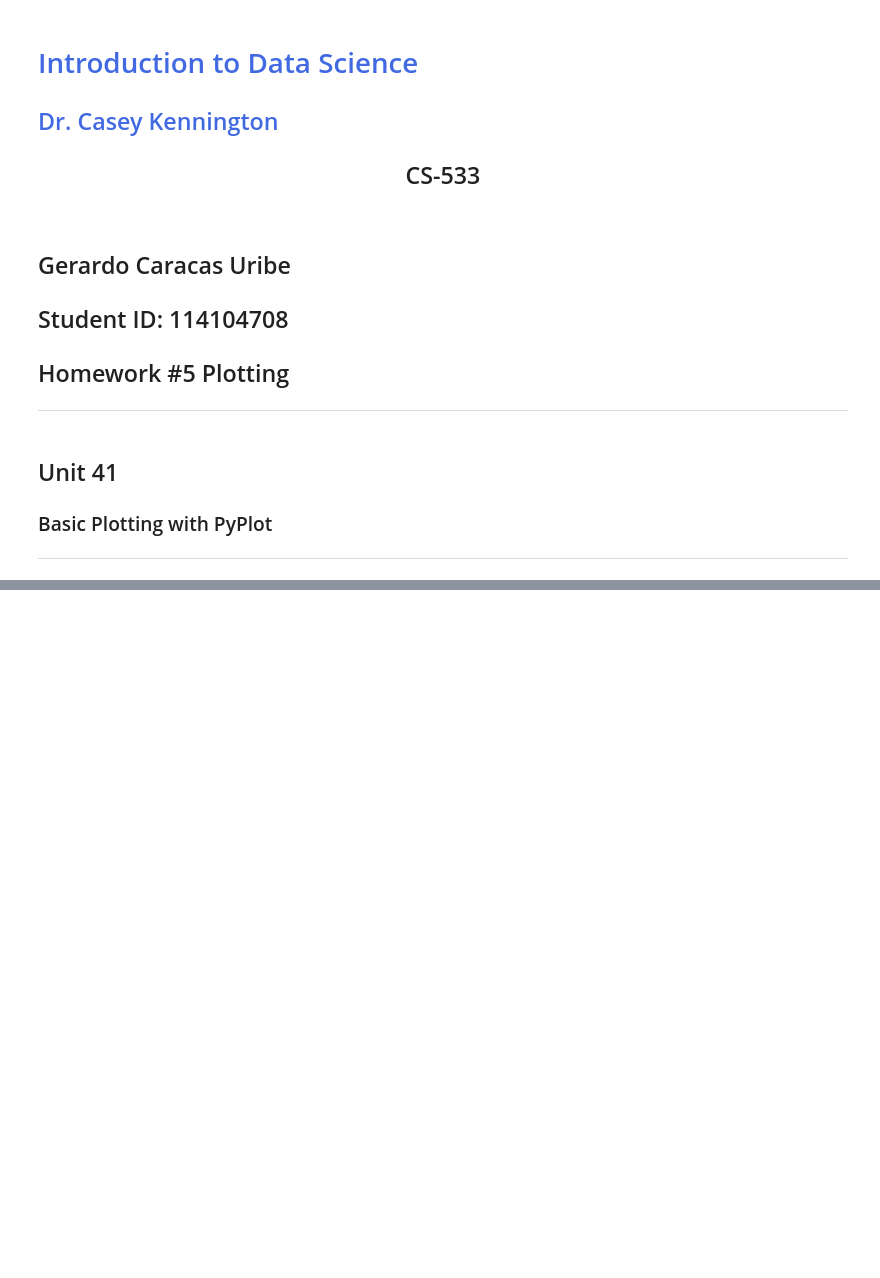
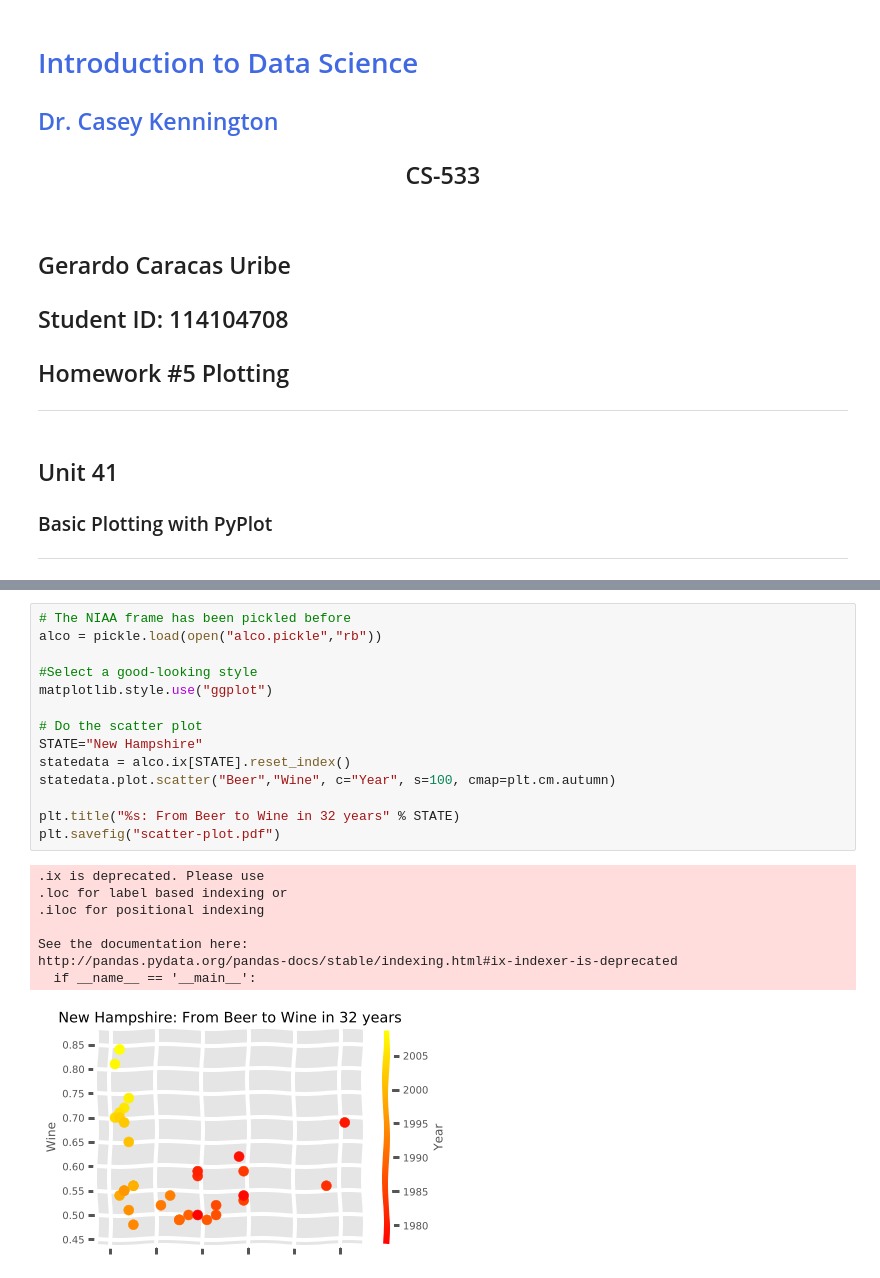
Before and after one commit to gcaracas/bsu, a Jupyter notebook: introds/hw/L5-Plotting/plotting.ipynb, the cells around one changed output, grey strips where cells are left out. Cells and saved outputs as stored; diff of their text form; blank space fills up the shorter version.

```diff
--- a/introds/hw/L5-Plotting/plotting.ipynb
+++ b/introds/hw/L5-Plotting/plotting.ipynb
@@ -37,0 +117,23 @@ Int64Index([1977, 1978, 1979, 1980, 1981, 1982, 1983, 1984, 1985, 1986, 1987,
+# %%
+# The NIAA frame has been pickled before
+alco = pickle.load(open("alco.pickle","rb"))
+
+#Select a good-looking style
+matplotlib.style.use("ggplot")
+
+# Do the scatter plot
+STATE="New Hampshire"
+statedata = alco.ix[STATE].reset_index()
+statedata.plot.scatter("Beer","Wine", c="Year", s=100, cmap=plt.cm.autumn)
+
+plt.title("%s: From Beer to Wine in 32 years" % STATE)
+plt.savefig("scatter-plot.pdf")
+# %% [output]
+.ix is deprecated. Please use
+.loc for label based indexing or
+.iloc for positional indexing
+
+See the documentation here:
+http://pandas.pydata.org/pandas-docs/stable/indexing.html#ix-indexer-is-deprecated
+  if __name__ == '__main__':
+[figure, added]
```
Also changed, not shown: parts of 11 cells of this notebook, 6 other files.
